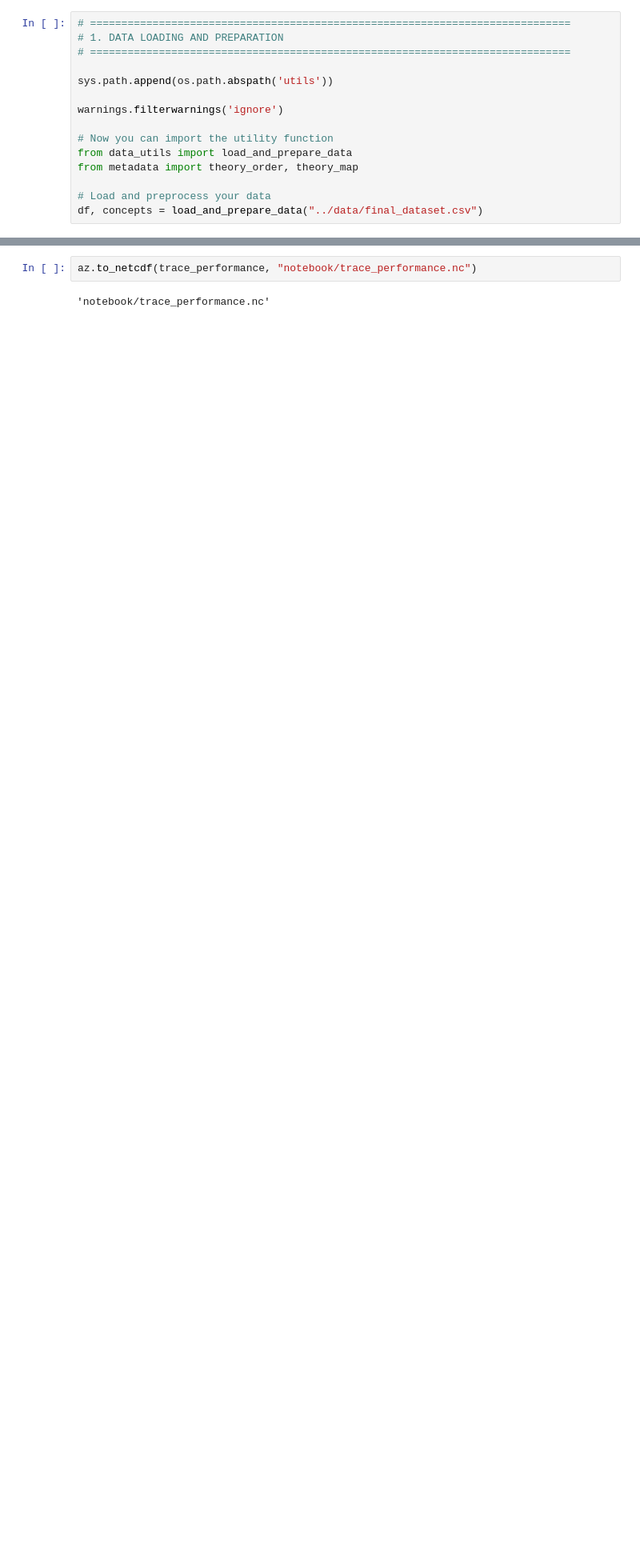
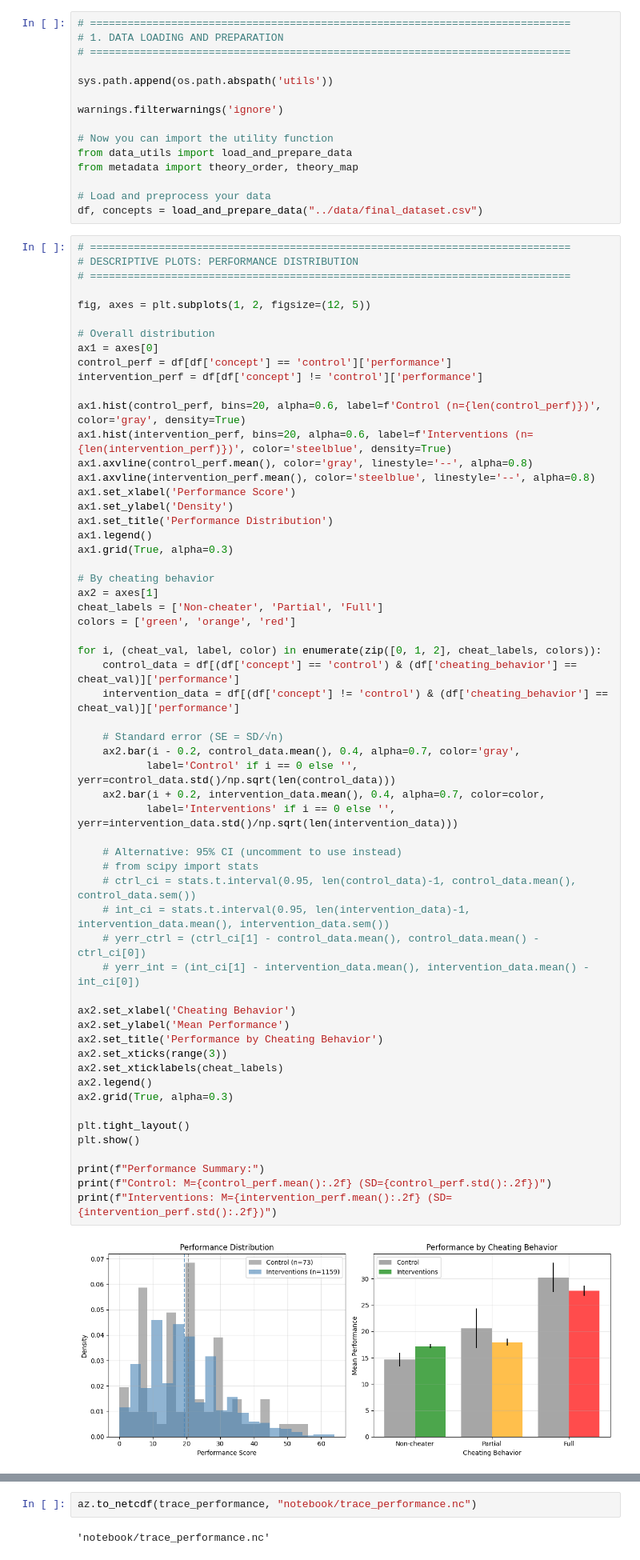
Before and after one commit to svdpmukherjee/game-behavior-intervention-study, a Jupyter notebook: game-behavior-analytics/data_analysis_notebook/notebook/RQ2.ipynb, the cells around one changed output, grey strips where cells are left out. Shown: that part at 80% size. Drawn from its saved outputs; the diff is of its cells as text; blank space fills up the shorter version.

```diff
--- a/game-behavior-analytics/data_analysis_notebook/notebook/RQ2.ipynb
+++ b/game-behavior-analytics/data_analysis_notebook/notebook/RQ2.ipynb
@@ -22,3 +22,63 @@ from metadata import theory_order, theory_map
 
 # Load and preprocess your data
 df, concepts = load_and_prepare_data("../data/final_dataset.csv")
+# %%
+# =============================================================================
+# DESCRIPTIVE PLOTS: PERFORMANCE DISTRIBUTION
+# =============================================================================
+
+fig, axes = plt.subplots(1, 2, figsize=(12, 5))
+
+# Overall distribution
+ax1 = axes[0]
+control_perf = df[df['concept'] == 'control']['performance']
+intervention_perf = df[df['concept'] != 'control']['performance']
+
+ax1.hist(control_perf, bins=20, alpha=0.6, label=f'Control (n={len(control_perf)})', color='gray', density=True)
+ax1.hist(intervention_perf, bins=20, alpha=0.6, label=f'Interventions (n={len(intervention_perf)})', color='steelblue', density=True)
+ax1.axvline(control_perf.mean(), color='gray', linestyle='--', alpha=0.8)
+ax1.axvline(intervention_perf.mean(), color='steelblue', linestyle='--', alpha=0.8)
+ax1.set_xlabel('Performance Score')
+ax1.set_ylabel('Density')
+ax1.set_title('Performance Distribution')
+ax1.legend()
+ax1.grid(True, alpha=0.3)
+
+# By cheating behavior
+ax2 = axes[1]
+cheat_labels = ['Non-cheater', 'Partial', 'Full']
+colors = ['green', 'orange', 'red']
+
+for i, (cheat_val, label, color) in enumerate(zip([0, 1, 2], cheat_labels, colors)):
+    control_data = df[(df['concept'] == 'control') & (df['cheating_behavior'] == cheat_val)]['performance']
+    intervention_data = df[(df['concept'] != 'control') & (df['cheating_behavior'] == cheat_val)]['performance']
+
+    # Standard error (SE = SD/√n)
+    ax2.bar(i - 0.2, control_data.mean(), 0.4, alpha=0.7, color='gray',
+           label='Control' if i == 0 else '', yerr=control_data.std()/np.sqrt(len(control_data)))
+    ax2.bar(i + 0.2, intervention_data.mean(), 0.4, alpha=0.7, color=color,
+           label='Interventions' if i == 0 else '', yerr=intervention_data.std()/np.sqrt(len(intervention_data)))
+
+    # Alternative: 95% CI (uncomment to use instead)
+    # from scipy import stats
+    # ctrl_ci = stats.t.interval(0.95, len(control_data)-1, control_data.mean(), control_data.sem())
+    # int_ci = stats.t.interval(0.95, len(intervention_data)-1, intervention_data.mean(), intervention_data.sem())
+    # yerr_ctrl = (ctrl_ci[1] - control_data.mean(), control_data.mean() - ctrl_ci[0])
+    # yerr_int = (int_ci[1] - intervention_data.mean(), intervention_data.mean() - int_ci[0])
+
+ax2.set_xlabel('Cheating Behavior')
+ax2.set_ylabel('Mean Performance')
+ax2.set_title('Performance by Cheating Behavior')
+ax2.set_xticks(range(3))
+ax2.set_xticklabels(cheat_labels)
+ax2.legend()
+ax2.grid(True, alpha=0.3)
+
+plt.tight_layout()
+plt.show()
+
+print(f"Performance Summary:")
+print(f"Control: M={control_perf.mean():.2f} (SD={control_perf.std():.2f})")
+print(f"Interventions: M={intervention_perf.mean():.2f} (SD={intervention_perf.std():.2f})")
+# %% [output]
+[figure, added]
```
Also changed, not shown: parts of 1 cell of this notebook, 2 other files.
